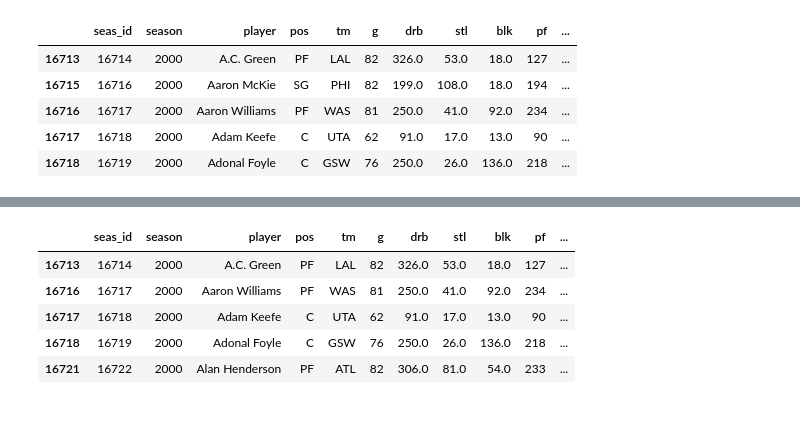
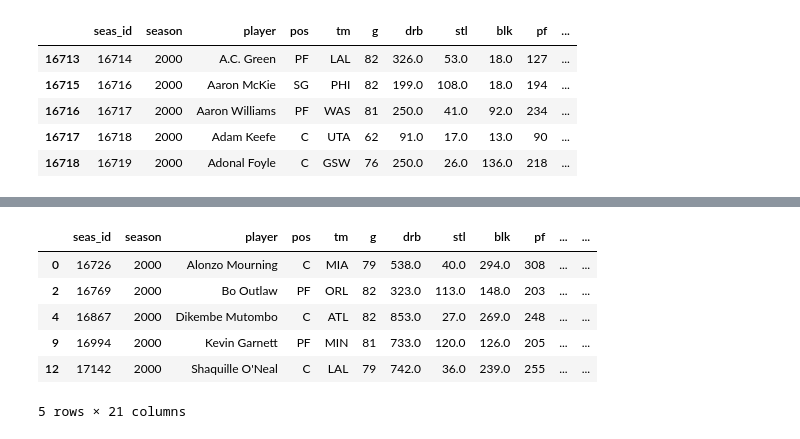
Before and after one commit to vtrackstar/Google-DA-Projects, a Jupyter notebook: best-defensive-nba-seasons.ipynb, the cells around one changed output, grey strips where cells are left out. Saved outputs shown, nothing was run; the diff lists cells and outputs as text; code cells hidden in the pictures.

```diff
--- a/best-defensive-nba-seasons.ipynb
+++ b/best-defensive-nba-seasons.ipynb
@@ -42,12 +42,14 @@ playerpbp = pd.read_csv('/kaggle/input/nba-aba-baa-stats/Player Play By Play.csv
 playeraw = pd.read_csv('/kaggle/input/nba-aba-baa-stats/Player Award Shares.csv')
 playersh = pd.read_csv('/kaggle/input/nba-aba-baa-stats/Player Shooting.csv')
 playertot = pd.read_csv('/kaggle/input/nba-aba-baa-stats/Player Totals.csv')
+playeradv = pd.read_csv('/kaggle/input/nba-aba-baa-stats/Advanced.csv')
 
 print(playerpg.columns)
 print(playerpbp.columns)
 print(playeraw.columns)
 print(playersh.columns)
 print(playertot.columns)
+print(playeradv.columns)
 # %% [output]
 Index(['seas_id', 'season', 'player_id', 'player', 'birth_year', 'pos', 'age',
        'experience', 'lg', 'tm', 'g', 'gs', 'mp_per_game', 'fg_per_game',
@@ -69,12 +71,14 @@ Index(['seas_id', 'season', 'player_id', 'player', 'birth_year', 'pos', 'age',
 # %%
 defpg = playertot[['seas_id', 'season', 'player', 'pos', 'tm', 'g', 'drb', 'stl', 'blk', 'pf']]
 defpbp = playerpbp[['seas_id', 'on_court_plus_minus_per_100_poss', 'net_plus_minus_per_100_poss', 'shooting_foul_committed', 'offensive_foul_drawn']]
+defadv = playeradv[['seas_id', 'dws', 'dbpm']]
 
-defplr = defpg.merge(defpbp, on='seas_id', how='outer')
+defpr = defpg.merge(defpbp, on='seas_id', how='outer')
+defplr = defpr.merge(defadv, on='seas_id', how='outer')
 defplar = defplr.dropna()
 defplayr = defplar[defplar['g'] >= 60]
-defplayer = defplayr.copy()
-defplayer.head()
+dfplayer = defplayr.copy()
+dfplayer.head()
 # %% [output]
 |  | seas_id | season | player | pos | tm | g | drb | stl | blk | pf | ... |
 | 16713 | 16714 | 2000 | A.C. Green | PF | LAL | 82 | 326.0 | 53.0 | 18.0 | 127 | ... |
@@ -82,3 +86,8 @@ defplayer.head()
 | 16716 | 16717 | 2000 | Aaron Williams | PF | WAS | 81 | 250.0 | 41.0 | 92.0 | 234 | ... |
 | 16717 | 16718 | 2000 | Adam Keefe | C | UTA | 62 | 91.0 | 17.0 | 13.0 | 90 | ... |
 | 16718 | 16719 | 2000 | Adonal Foyle | C | GSW | 76 | 250.0 | 26.0 | 136.0 | 218 | ... |
+# %%
+award = pd.read_csv('/kaggle/input/nba-aba-baa-stats/Player Award Shares.csv')
+defpoy = award[award['award'] == 'dpoy']
+defdpoy = defpoy.copy()
+print(defdpoy.columns)
@@ -84,0 +98,5 @@ defplayer.head()
+# %%
+dpoy = defpoy[['seas_id', 'award', 'share', 'winner']]
+defplayer = dfplayer.merge(dpoy, on='seas_id', how='inner')
+defplayer['winner'] = defplayer['winner'].replace({'True': 1, 'False': 0}).astype(int)
+defplayer.head()
@@ -134,15 +178,25 @@ defwing.head()
 # %%
 df3 = defplayer[defplayer['pos_group'] == 'Big']
 defbig = df3.copy()
-defbig['score'] = (defbig['drb'] * 0.3) + (defbig['stl'] * 0.1) + (defbig['blk'] * 0.3) + (defbig['shooting_foul_committed'] * -0.1) + (defbig['offensive_foul_drawn'] * 0.05)
+defbig['score'] = (
+    defbig['share'] * 12 +
+    defbig['winner'] * 5 +
+    defbig['drb'] * 0.4 +
+    defbig['dws'] * 1.5 +
+    defbig['stl'] * 0.2 +
+    defbig['blk'] * 0.5 +
+    defbig['shooting_foul_committed'] * -0.25 +
+    defbig['offensive_foul_drawn'] * 0.1
+)
 defbig.head()
 # %% [output]
-|  | seas_id | season | player | pos | tm | g | drb | stl | blk | pf | ... |
-| 16713 | 16714 | 2000 | A.C. Green | PF | LAL | 82 | 326.0 | 53.0 | 18.0 | 127 | ... |
-| 16716 | 16717 | 2000 | Aaron Williams | PF | WAS | 81 | 250.0 | 41.0 | 92.0 | 234 | ... |
-| 16717 | 16718 | 2000 | Adam Keefe | C | UTA | 62 | 91.0 | 17.0 | 13.0 | 90 | ... |
-| 16718 | 16719 | 2000 | Adonal Foyle | C | GSW | 76 | 250.0 | 26.0 | 136.0 | 218 | ... |
-| 16721 | 16722 | 2000 | Alan Henderson | PF | ATL | 82 | 306.0 | 81.0 | 54.0 | 233 | ... |
+|  | seas_id | season | player | pos | tm | g | drb | stl | blk | pf | ... | ... |
+| 0 | 16726 | 2000 | Alonzo Mourning | C | MIA | 79 | 538.0 | 40.0 | 294.0 | 308 | ... | ... |
+| 2 | 16769 | 2000 | Bo Outlaw | PF | ORL | 82 | 323.0 | 113.0 | 148.0 | 203 | ... | ... |
+| 4 | 16867 | 2000 | Dikembe Mutombo | C | ATL | 82 | 853.0 | 27.0 | 269.0 | 248 | ... | ... |
+| 9 | 16994 | 2000 | Kevin Garnett | PF | MIN | 81 | 733.0 | 120.0 | 126.0 | 205 | ... | ... |
+| 12 | 17142 | 2000 | Shaquille O'Neal | C | LAL | 79 | 742.0 | 36.0 | 239.0 | 255 | ... | ... |
+5 rows × 21 columns
 # %%
 sortguard = defguard.sort_values(by='score', ascending=False)
 sortguard.head()
```
Also changed, not shown: parts of 14 cells of this notebook.
